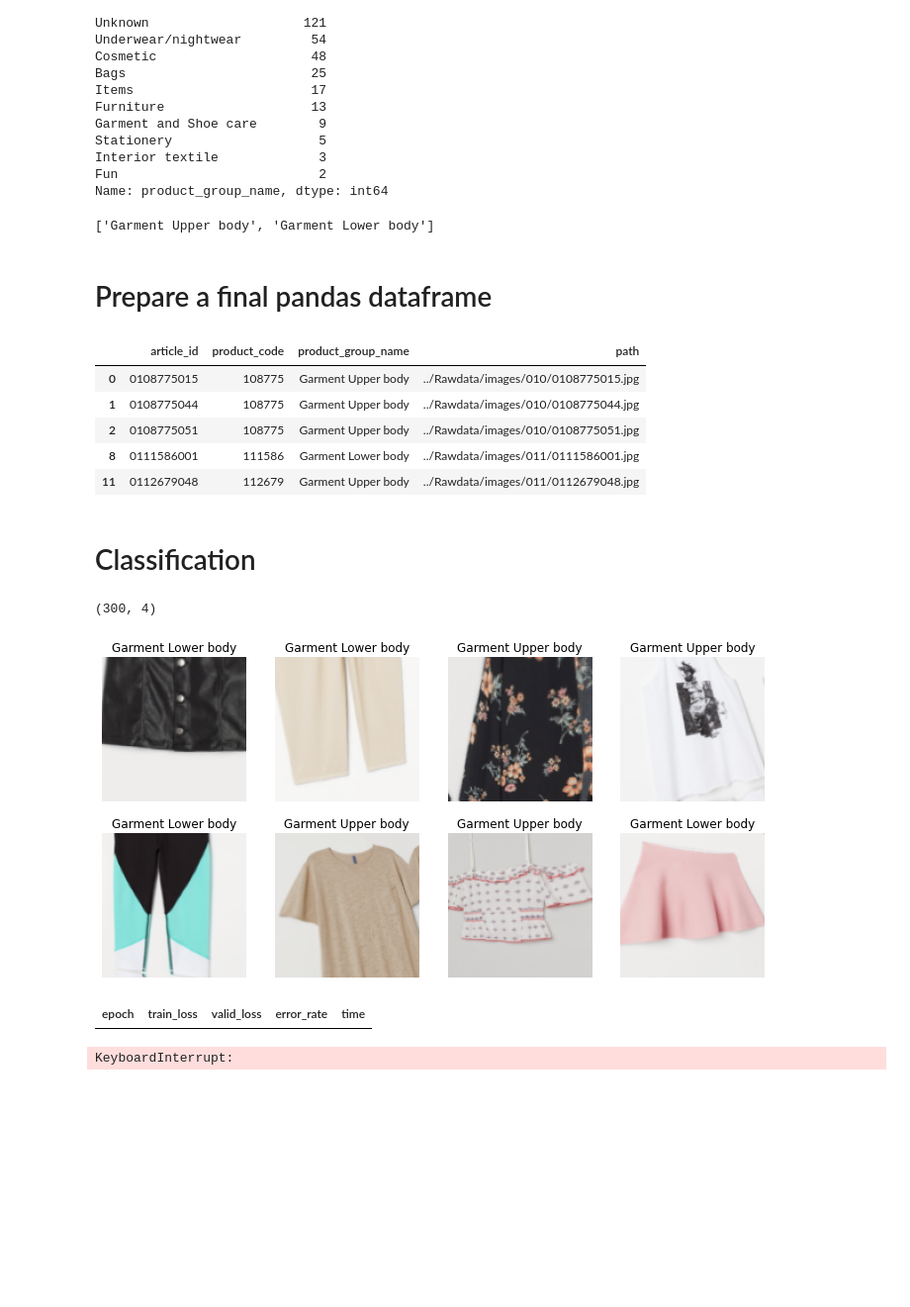
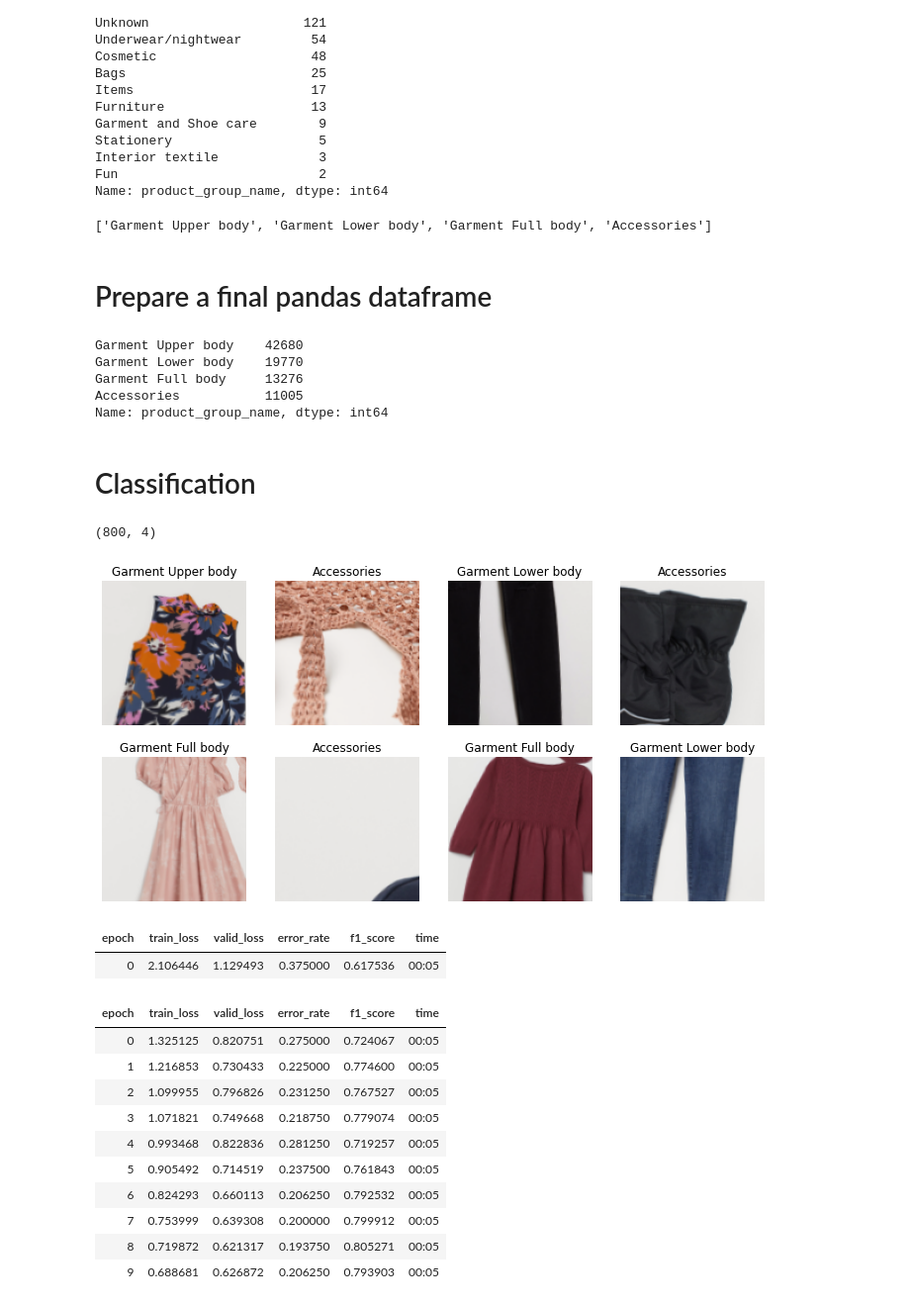
Before and after one commit to flostracke/kaggle_hm, a Jupyter notebook: Code/starter.ipynb, the cells around one changed output. Shown at 99% size. Drawn from its saved outputs; the diff is of its cells as text; code cells hidden in the pictures; blank space fills up the shorter version.

```diff
--- a/Code/starter.ipynb
+++ b/Code/starter.ipynb
@@ -34,10 +35,10 @@ Interior textile             3
 Fun                          2
 Name: product_group_name, dtype: int64
 # %%
-relevant_product_groups = counts[counts >= 19_770].index.to_list()
+relevant_product_groups = counts[counts >= 11_005].index.to_list()
 print(relevant_product_groups)
 # %% [output]
-['Garment Upper body', 'Garment Lower body']
+['Garment Upper body', 'Garment Lower body', 'Garment Full body', 'Accessories']
 # %%
 df_articles = df_articles[
     df_articles["product_group_name"].isin(relevant_product_groups)
@@ -46,22 +47,21 @@ df_articles = df_articles[
 # Prepare a final pandas dataframe
 # %%
 df = df_articles[["article_id", "product_code", "product_group_name", "path"]]
-df.head()
+df["product_group_name"].value_counts()
 # %% [output]
-|  | article_id | product_code | product_group_name | path |
-| 0 | 0108775015 | 108775 | Garment Upper body | ../Rawdata/images/010/0108775015.jpg |
-| 1 | 0108775044 | 108775 | Garment Upper body | ../Rawdata/images/010/0108775044.jpg |
-| 2 | 0108775051 | 108775 | Garment Upper body | ../Rawdata/images/010/0108775051.jpg |
-| 8 | 0111586001 | 111586 | Garment Lower body | ../Rawdata/images/011/0111586001.jpg |
-| 11 | 0112679048 | 112679 | Garment Upper body | ../Rawdata/images/011/0112679048.jpg |
+Garment Upper body    42680
+Garment Lower body    19770
+Garment Full body     13276
+Accessories           11005
+Name: product_group_name, dtype: int64
 # %% [markdown]
 # Classification
 # %%
 if USE_SUBSET:
-    df = df.groupby("product_group_name", group_keys=False).apply(lambda x: x.sample(150))
+    df = df.groupby("product_group_name", group_keys=False).apply(lambda x: x.sample(200))
     print(df.shape)
 # %% [output]
-(300, 4)
+(800, 4)
 # %%
 # refactor get_x and get_y to functions if we want to serialize the learner later
 dblock = DataBlock(
@@ -77,13 +77,25 @@ dls = dblock.dataloaders(df, bs=64)
 # %%
 dls.train.show_batch(ncols=4, nrows=2)
 # %% [output]
-[figure, old version]
+[figure, new version]
 # %%
-learn = vision_learner(dls, resnet18, metrics=error_rate)
-learn.fine_tune(4)
+metrics = [error_rate, F1Score(axis=-1, labels=None, pos_label=1, average='weighted')]
+learn = vision_learner(dls, resnet18, metrics=metrics)
+learn.fine_tune(10)
 # %% [output]
-| epoch | train_loss | valid_loss | error_rate | time |
+| epoch | train_loss | valid_loss | error_rate | f1_score | time |
+| 0 | 2.106446 | 1.129493 | 0.375000 | 0.617536 | 00:05 |
-KeyboardInterrupt:
+| epoch | train_loss | valid_loss | error_rate | f1_score | time |
+| 0 | 1.325125 | 0.820751 | 0.275000 | 0.724067 | 00:05 |
+| 1 | 1.216853 | 0.730433 | 0.225000 | 0.774600 | 00:05 |
+| 2 | 1.099955 | 0.796826 | 0.231250 | 0.767527 | 00:05 |
+| 3 | 1.071821 | 0.749668 | 0.218750 | 0.779074 | 00:05 |
+| 4 | 0.993468 | 0.822836 | 0.281250 | 0.719257 | 00:05 |
+| 5 | 0.905492 | 0.714519 | 0.237500 | 0.761843 | 00:05 |
+| 6 | 0.824293 | 0.660113 | 0.206250 | 0.792532 | 00:05 |
+| 7 | 0.753999 | 0.639308 | 0.200000 | 0.799912 | 00:05 |
+| 8 | 0.719872 | 0.621317 | 0.193750 | 0.805271 | 00:05 |
+| 9 | 0.688681 | 0.626872 | 0.206250 | 0.793903 | 00:05 |
 # %%
 interp = ClassificationInterpretation.from_learner(learn)
 interp.plot_confusion_matrix()
```
Also changed, not shown: parts of 6 cells of this notebook.
